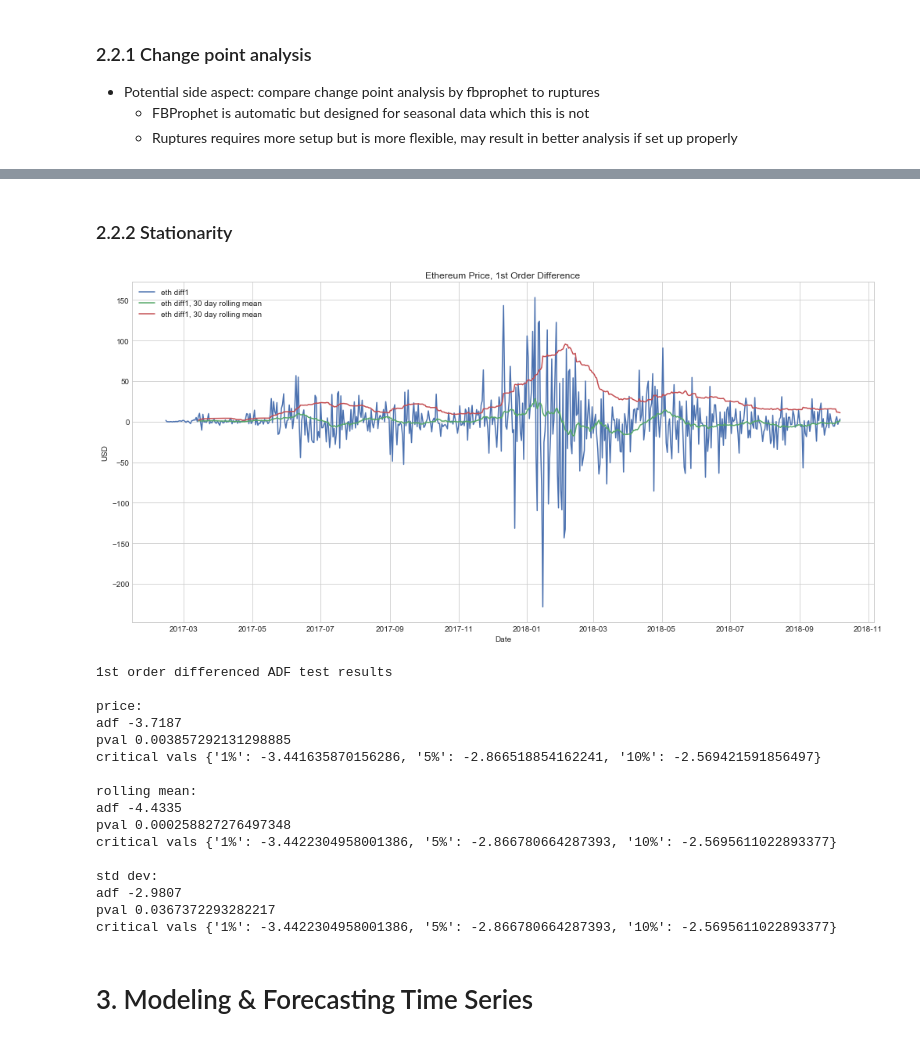
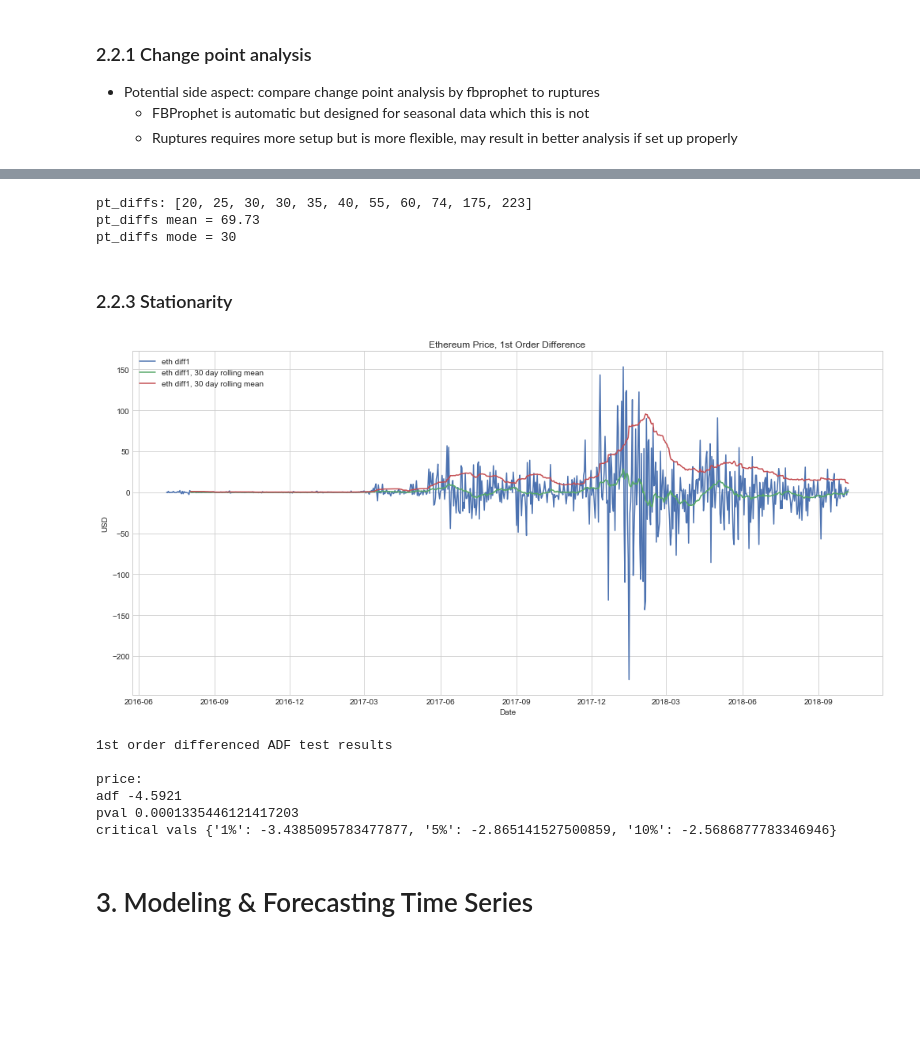
Before and after one commit to brianmcguckin/thinkful_final_capstone, a Jupyter notebook: Ethereum Time Series Analysis.ipynb, the cells around one changed output, grey strips where cells are left out. Cells and saved outputs as stored; diff of their text form; code cells hidden in the pictures; blank space fills up the shorter version.

```diff
--- a/Ethereum Time Series Analysis.ipynb
+++ b/Ethereum Time Series Analysis.ipynb
@@ -374,18 +385,11 @@ Number of potential changepoints: 25
 # %%
 # extract significant potential changepoints
-points = []
+cpts_prophet = []
 for i, row in cpts_df.iterrows():
-    if cpts_df.delta[i] >= 0.5:
-        points.append(row.index_locator)
-    elif cpts_df.delta[i] <= -0.5:
-        points.append(row.index_locator)
+    if cpts_df.delta[i] >= 0.05:
+        cpts_prophet.append(row.index_locator)
+    elif cpts_df.delta[i] <= -0.05:
+        cpts_prophet.append(row.index_locator)
 
-# create dummies for breaks
-for i, point in enumerate(points):
-    ts['break_{}'.format(i+1)] = 0
-
-    if point != points[-1]:
-        ts['break_{}'.format(i+1)][point:points[i+1]] = 1
-
-    elif point == points[-1]:
-        ts['break_{}'.format(i+1)][point:] = 1
+print(cpts_prophet)
+print(cpts_ruptures)
@@ -391,0 +399,2 @@ for i, point in enumerate(points):
+# %%
+break_points = cpts_prophet[:2] + cpts_ruptures[:-1]
@@ -391,0 +403,14 @@ for i, point in enumerate(points):
+# %%
+pt_diffs = []
+
+for i, point in enumerate(break_points[:-1]):
+    pt_diffs.append(break_points[i+1] - point)
+
+pt_diffs.sort()
+print("pt_diffs: {}".format(pt_diffs))
+print("pt_diffs mean = {:.2f}".format(np.mean(pt_diffs)))
+print("pt_diffs mode = {}".format(max(set(pt_diffs), key=pt_diffs.count)))
+# %% [output]
+pt_diffs: [20, 25, 30, 30, 35, 40, 55, 60, 74, 175, 223]
+pt_diffs mean = 69.73
+pt_diffs mode = 30
@@ -392,8 +419,8 @@ for i, point in enumerate(points):
 # %% [markdown]
-### 2.2.2 Stationarity
+### 2.2.3 Stationarity
 # %%
-# reset time series to exclude beginning
-ts = ts[points[0]:]
+# reset time series using first significant changepoint
+ts = ts[break_points[0]:]
 # first order difference
 ts['diff1'] = diff(ts.eth_close, k_diff=1)
 
@@ -401,57 +428,41 @@ plt.figure(figsize=(figsize1))
 plt.plot(
     ts.index.values[1:],
     ts.diff1[1:],
     label='eth diff1',
     color=colors[0]
 )
 plt.plot(
     ts.index.values[1:],
     ts.diff1[1:].rolling(window).mean(),
     label='eth diff1, {} day rolling mean'.format(window),
     color=colors[1]
 )
 plt.plot(
     ts.index.values[1:],
     ts.diff1[1:].rolling(window).std(),
     label='eth diff1, {} day rolling mean'.format(window),
     color=colors[2]
 )
 plt.title('Ethereum Price, 1st Order Difference')
 plt.ylabel('USD')
 plt.xlabel('Date')
 plt.legend(loc='upper left')
 plt.show()
 
-# ADF Tests
+# ADF Test
 adf_diff1 = adfuller(ts.diff1.dropna())
-adf_diff1_rm = adfuller(ts.diff1.rolling(window).mean().dropna())
-adf_diff1_rstd = adfuller(ts.diff1.rolling(window).std().dropna())
 
 print('1st order differenced ADF test results')
 print('\nprice:\nadf {:.4f}\npval {}\ncritical vals {}'.format(
     adf_diff1[0], adf_diff1[1], adf_diff1[4]))
-print('\nrolling mean:\nadf {:.4f}\npval {}\ncritical vals {}'.format(
-    adf_diff1_rm[0], adf_diff1_rm[1], adf_diff1_rm[4]))
-print('\nstd dev:\nadf {:.4f}\npval {}\ncritical vals {}'.format(
-    adf_diff1_rstd[0], adf_diff1_rstd[1], adf_diff1_rstd[4]))
 # %% [output]
-[figure, old version]
+[figure, new version]
 1st order differenced ADF test results
 
 price:
-adf -3.7187
-pval 0.003857292131298885
-critical vals {'1%': -3.441635870156286, '5%': -2.866518854162241, '10%': -2.569421591856497}
-
-rolling mean:
-adf -4.4335
-pval 0.000258827276497348
-critical vals {'1%': -3.4422304958001386, '5%': -2.866780664287393, '10%': -2.5695611022893377}
-
-std dev:
-adf -2.9807
-pval 0.0367372293282217
-critical vals {'1%': -3.4422304958001386, '5%': -2.866780664287393, '10%': -2.5695611022893377}
+adf -4.5921
+pval 0.0001335446121417203
+critical vals {'1%': -3.4385095783477877, '5%': -2.865141527500859, '10%': -2.5686877783346946}
 # %% [markdown]
 <a id='modeling'></a>
 # 3. Modeling & Forecasting Time Series
```
Also changed, not shown: parts of 45 cells of this notebook.
